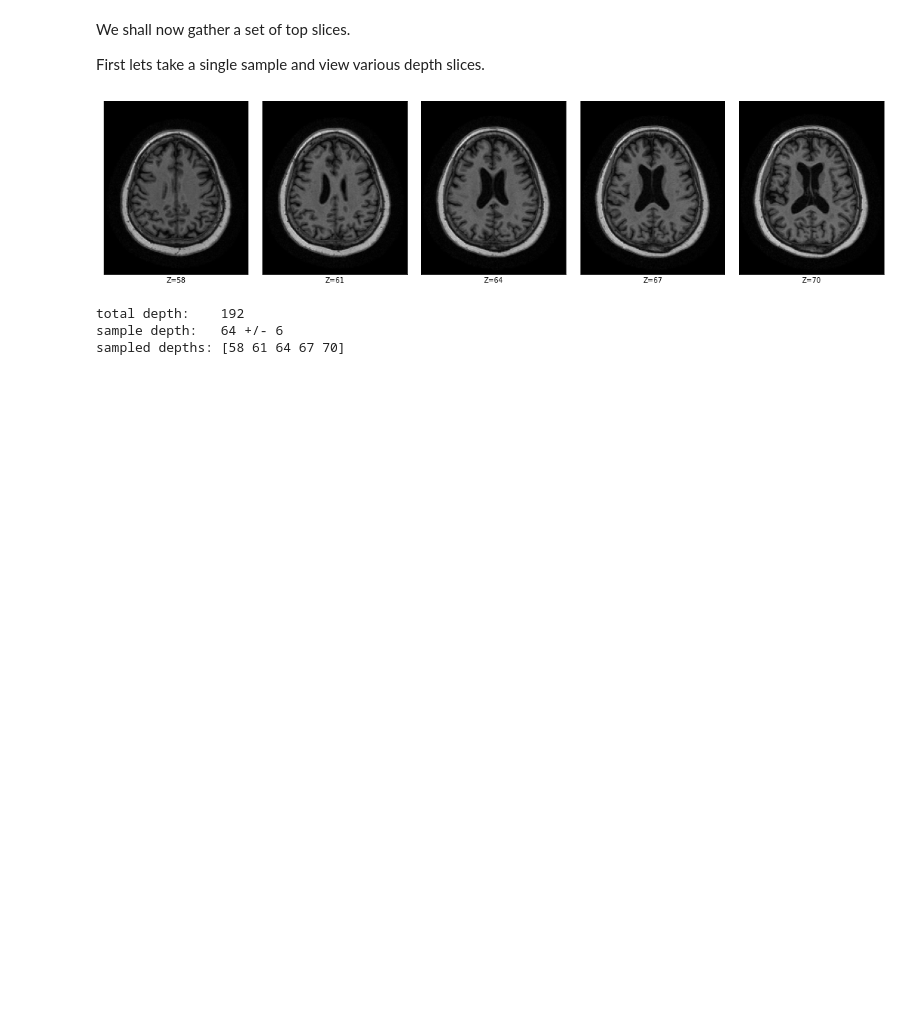
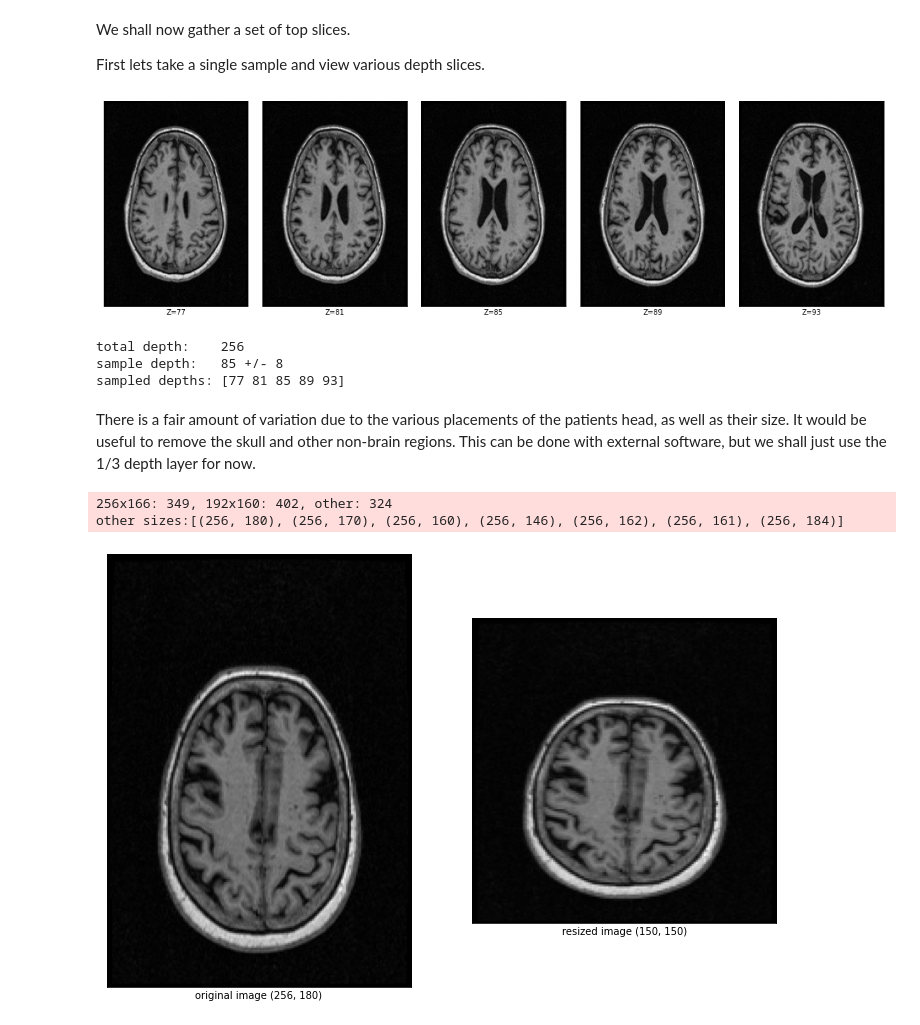
Before and after one commit to kaihulme/ad-gan, a Jupyter notebook: notebooks/adni_fmri_alzheimers_data_handling.ipynb, the cells around one changed output. Saved outputs shown, nothing was run; the diff lists cells and outputs as text; code cells hidden in the pictures; blank space fills up the shorter version.

```diff
--- a/notebooks/adni_fmri_alzheimers_data_handling.ipynb
+++ b/notebooks/adni_fmri_alzheimers_data_handling.ipynb
@@ -48,9 +48,9 @@ def get_target_path(path):
         return os.path.join(meta_xml_dir, filename)
     print(f"ERROR: unrecognised file type (.{filename.split('.')[1]})")
 
-for path in tqdm(paths):
-    target_path = get_target_path(path)
-    shutil.copyfile(path, target_path)
+# for path in tqdm(paths):
+#     target_path = get_target_path(path)
+#     shutil.copyfile(path, target_path)
 # %% [markdown]
 As the fMRIs are .nii volumes we will need to convert them to a standard 2D image for training.
 
@@ -82,7 +82,7 @@ For now we shall just take the middle slice of each volume.
 We will also reshape each to be the minimum size of the dataset and normalise pixel values to (0-255).
 # %%
 nii_paths = [path for path in paths if path[-4:] == '.nii']
-img_dir = "/Data/adni_frmi_alzheimers/data/ADNI/fmri_img/mid_slice_side"
+img_dir = "/Data/adni_frmi_alzheimers/data/ADNI/fmri_img/mid_slice/xz_sagital"
 
 # for nii_path in nii_paths:
 for nii_path in tqdm(nii_paths):
@@ -363,7 +363,71 @@ plt.show()
 
 print(f"total depth:\t{volume.shape[0]}\nsample depth:\t{mid_sample_depth} +/- {sample_range}\nsampled depths:\t{sample_depths}")
 # %% [output]
-[figure, old version]
+[figure, new version]
-total depth:    192
-sample depth:   64 +/- 6
-sampled depths: [58 61 64 67 70]
+total depth:    256
+sample depth:   85 +/- 8
+sampled depths: [77 81 85 89 93]
+# %% [markdown]
+There is a fair amount of variation due to the various placements of the patients head, as well as their size. It would be useful to remove the skull and other non-brain regions. This can be done with external software, but we shall just use the 1/3 depth layer for now.
+# %%
+nii_paths = [path for path in paths if path[-4:] == '.nii']
+img_dir = "/Data/adni_frmi_alzheimers/data/ADNI/fmri_img/mid_slice/xy_transverse"
+
+s_256_166 = 0
+s_192_160 = 0
+s_other = 0
+
+other_sizes = []
+
+# for nii_path in nii_paths:
+for nii_path in tqdm(nii_paths):
+    nii = nib.load(nii_path)
+    volume = nii.get_fdata()
+    slice = volume[volume.shape[0] // 3, :, :]
+    # filename = os.path.basename(nii_path)[:-4] + ".png"
+    # img_path = os.path.join(img_dir, filename)
+
+    if slice.shape == (256, 166):
+        s_256_166 += 1
+    elif slice.shape == (192, 160):
+        s_192_160 += 1
+    else:
+        s_other += 1
+        if not slice.shape in other_sizes:
+            other_sizes.append(slice.shape)
+
+
+
+
+print(f"\n256x166: {s_256_166}, 192x160: {s_192_160}, other: {s_other}\nother sizes:{other_sizes}")
+
+    # normalise and ensure all images are 192x192
+    # if not mid_slice.shape == (192, 192):
+        # mid_slice = cv.resize(mid_slice, (192, 192))
+    # mid_slice *= 255 / mid_slice.max()
+    # cv.imwrite(img_path, mid_slice)
+# %% [output]
+256x166: 349, 192x160: 402, other: 324
+other sizes:[(256, 180), (256, 170), (256, 160), (256, 146), (256, 162), (256, 161), (256, 184)]
+# %%
+nii_path = nii_paths[np.random.randint(len(nii_paths))]
+
+nii = nib.load(nii_path)
+volume = nii.get_fdata()
+slice = volume[volume.shape[0] // 3, :, :]
+
+filename = os.path.basename(nii_path)[:-4] + ".png"
+img_path = os.path.join(img_dir, filename)
+
+img = cv.resize(slice, (150, 150))
+
+fig = plt.figure(figsize=(12, 8))
+for i, (output, tag) in enumerate([(slice, "original"), (img, "resized")]):
+    ax = fig.add_subplot(1, 2, i+1)
+    ax.imshow(output, cmap='gray')
+    ax.set_xticks([])
+    ax.set_yticks([])
+    ax.set_xlabel("{0} image {1}".format(tag, output.shape))
+plt.show()
+# %% [output]
+[figure, added]
```
Also changed, not shown: parts of 1 cell of this notebook, 4 other files.
